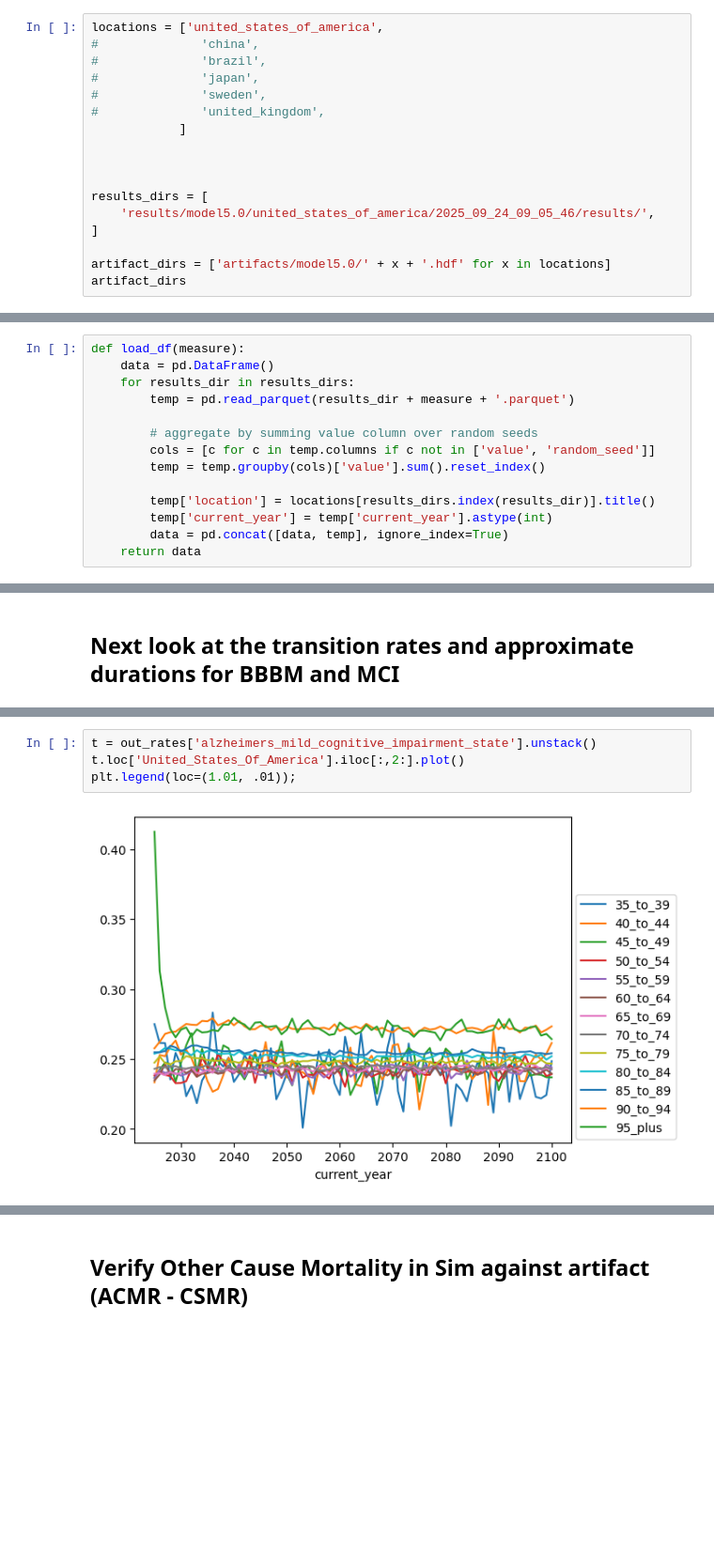
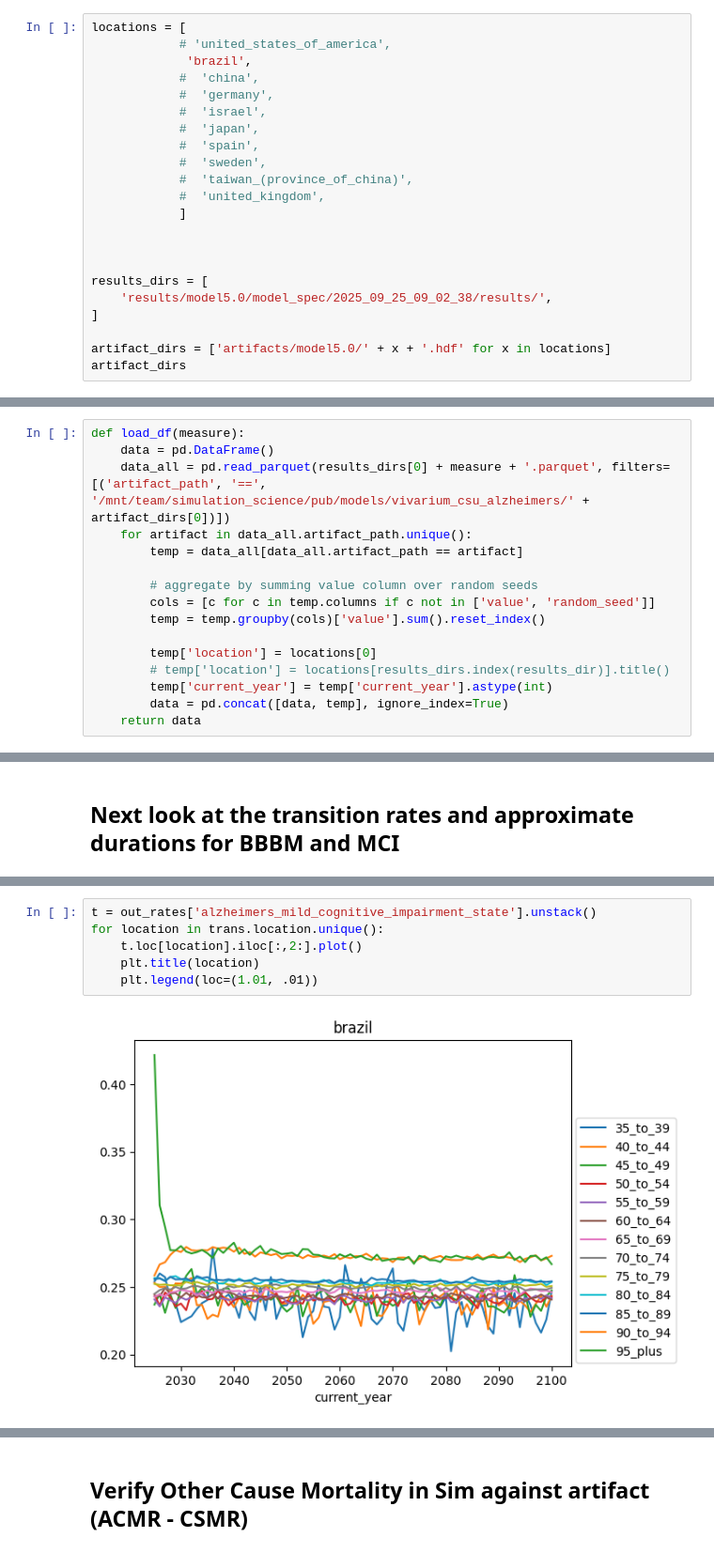
Before and after one commit to ihmeuw/vivarium_research_alzheimers, a Jupyter notebook: verification_and_validation/2025_09_24_model5.0_vv.ipynb, the cells around one changed output, grey strips where cells are left out. Shown at 94% size. Saved outputs shown, nothing was run; the diff lists cells and outputs as text; blank space fills up the shorter version.

Commit message:
Adding all locations

```diff
--- a/verification_and_validation/2025_09_24_model5.0_vv.ipynb
+++ b/verification_and_validation/2025_09_24_model5.0_vv.ipynb
@@ -34,18 +34,23 @@ lutzes
 # %% [output]
 /mnt/team/simulation_science/pub/models/vivarium_csu_alzheimers
 # %%
-locations = ['united_states_of_america',
-#              'china',
-#              'brazil',
-#              'japan',
-#              'sweden',
-#              'united_kingdom',
+locations = [
+            # 'united_states_of_america',
+             'brazil',
+            #  'china',
+            #  'germany',
+            #  'israel',
+            #  'japan',
+            #  'spain',
+            #  'sweden',
+            #  'taiwan_(province_of_china)',
+            #  'united_kingdom',
             ]
 
 
 
 results_dirs = [
-    'results/model5.0/united_states_of_america/2025_09_24_09_05_46/results/',
+    'results/model5.0/model_spec/2025_09_25_09_02_38/results/',
 ]
 
 artifact_dirs = ['artifacts/model5.0/' + x + '.hdf' for x in locations]
@@ -93,14 +105,16 @@ age_dictionary.tail()
 # %%
 def load_df(measure):
     data = pd.DataFrame()
-    for results_dir in results_dirs:
-        temp = pd.read_parquet(results_dir + measure + '.parquet')
+    data_all = pd.read_parquet(results_dirs[0] + measure + '.parquet', filters=[('artifact_path', '==', '/mnt/team/simulation_science/pub/models/vivarium_csu_alzheimers/' + artifact_dirs[0])])
+    for artifact in data_all.artifact_path.unique():
+        temp = data_all[data_all.artifact_path == artifact]
 
         # aggregate by summing value column over random seeds
         cols = [c for c in temp.columns if c not in ['value', 'random_seed']]
         temp = temp.groupby(cols)['value'].sum().reset_index()
 
-        temp['location'] = locations[results_dirs.index(results_dir)].title()
+        temp['location'] = locations[0]
+        # temp['location'] = locations[results_dirs.index(results_dir)].title()
         temp['current_year'] = temp['current_year'].astype(int)
         data = pd.concat([data, temp], ignore_index=True)
     return data
@@ -201,8 +182,10 @@ out_rates['alzheimers_blood_based_biomarker_state'].unstack()
 # %%
 t = out_rates['alzheimers_mild_cognitive_impairment_state'].unstack()
-t.loc['United_States_Of_America'].iloc[:,2:].plot()
-plt.legend(loc=(1.01, .01));
+for location in trans.location.unique():
+    t.loc[location].iloc[:,2:].plot()
+    plt.title(location)
+    plt.legend(loc=(1.01, .01))
 # %% [output]
-[figure, old version]
+[figure, new version]
 # %%
 t = out_rates['alzheimers_blood_based_biomarker_state'].unstack()
```
Also changed, not shown: parts of 35 cells of this notebook.
